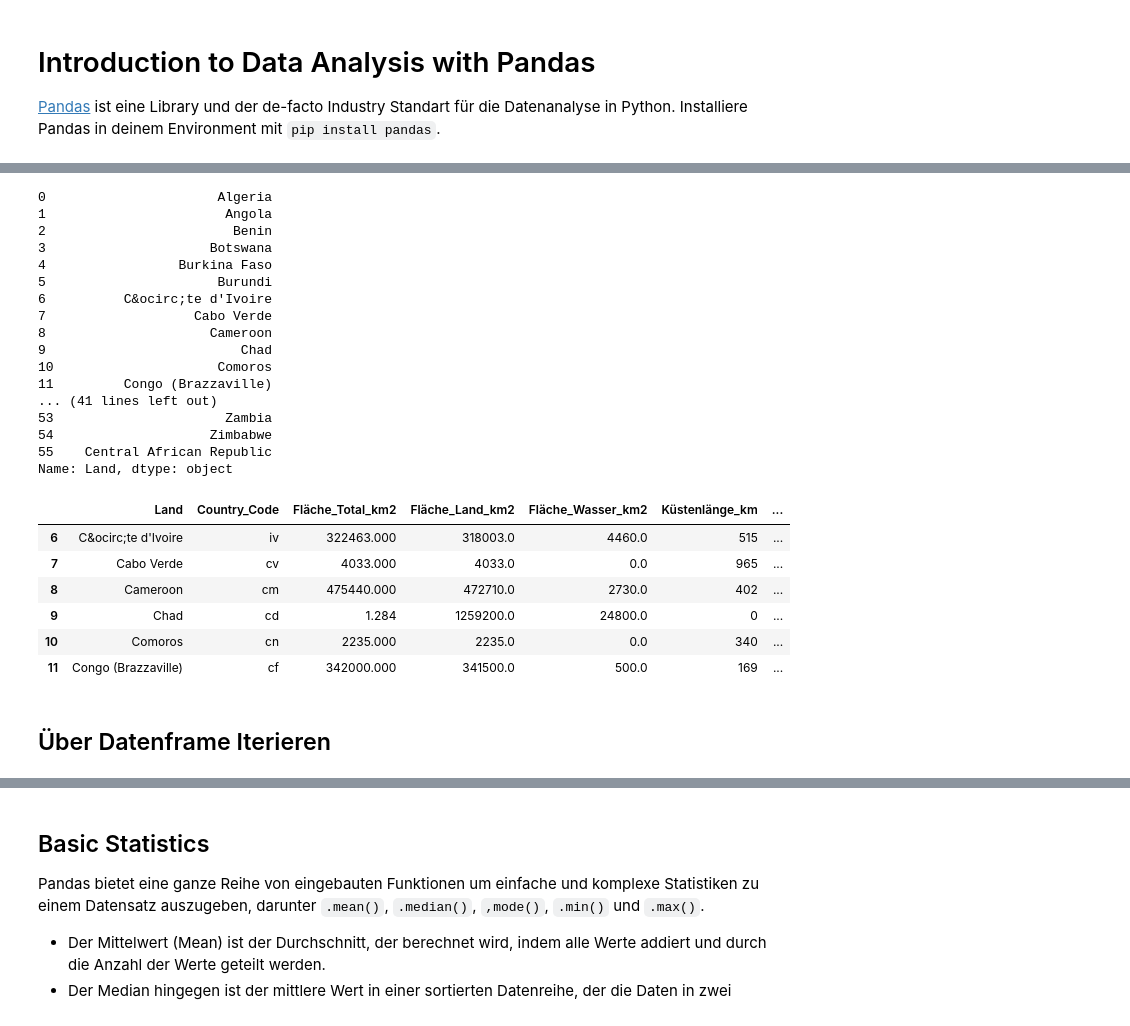
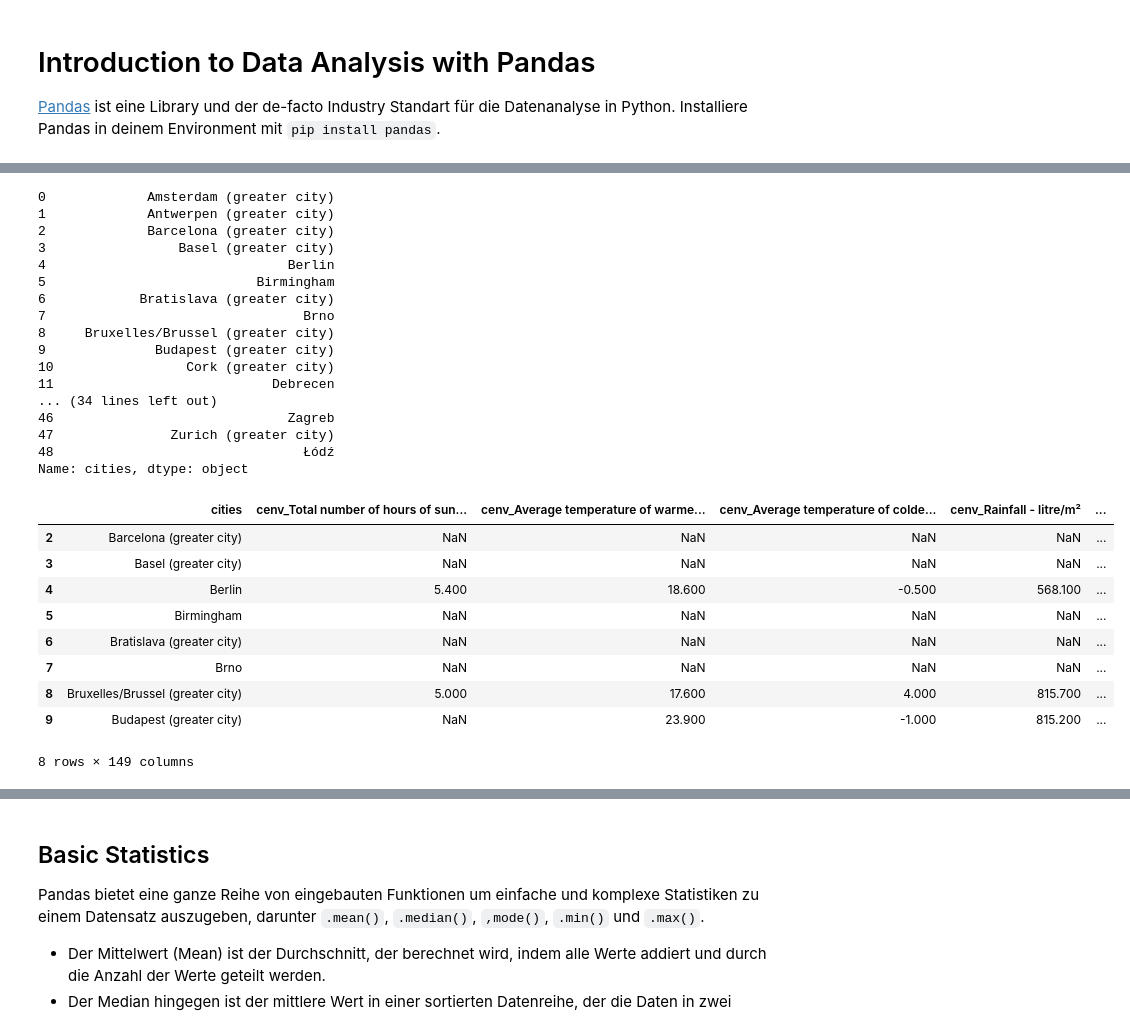
Before and after one commit to hslu-dda/dda-introduction-to-python, a Jupyter notebook: 03_Pandas/Intro-Data-Analysis-Pandas.ipynb, the cells around one changed output, grey strips where cells are left out. Cells and saved outputs as stored; diff of their text form; code cells hidden in the pictures.

```diff
--- a/03_Pandas/Intro-Data-Analysis-Pandas.ipynb
+++ b/03_Pandas/Intro-Data-Analysis-Pandas.ipynb
@@ -22,0 +9,3 @@ data.head()
+# %%
+df_raw = pd.read_csv("data/eurostat_european_cities.csv")
+df_raw.head()
@@ -104,36 +125,37 @@ Name: 2, dtype: object
 # %%
 # print/access a specific column, also helpful to get index numbers
-data["Land"]
+df_raw["cities"]
 # %% [output]
-0                      Algeria
-1                       Angola
-2                        Benin
-3                     Botswana
-4                 Burkina Faso
-5                      Burundi
-6          C&ocirc;te d'Ivoire
-7                   Cabo Verde
-8                     Cameroon
-9                         Chad
-10                     Comoros
-11         Congo (Brazzaville)
-... (41 lines left out)
-53                      Zambia
-54                    Zimbabwe
-55    Central African Republic
-Name: Land, dtype: object
+0             Amsterdam (greater city)
+1             Antwerpen (greater city)
+2             Barcelona (greater city)
+3                 Basel (greater city)
+4                               Berlin
+5                           Birmingham
+6            Bratislava (greater city)
+7                                 Brno
+8     Bruxelles/Brussel (greater city)
+9              Budapest (greater city)
+10                 Cork (greater city)
+11                            Debrecen
+... (34 lines left out)
+46                              Zagreb
+47               Zurich (greater city)
+48                                Łódź
+Name: cities, dtype: object
 # %%
-# generate a subset based on the index number, e.g. all countries with letter C
-# Python slices are start inclusive, end exclusive, so 6:12 gives you rows 6 through 11.
-subset = data.iloc[6:12]
-subset
+# generate a subset based on the index number, e.g. all cities with letter C
+# Python slices are start inclusive, end exclusive, so 2:10 gives you rows 2 through 10.
+c_cities = df_raw.iloc[2:10]
+c_cities
 # %% [output]
-|  | Land | Country_Code | Fläche_Total_km2 | Fläche_Land_km2 | Fläche_Wasser_km2 | Küstenlänge_km | ... |
-| 6 | C&ocirc;te d'Ivoire | iv | 322463.000 | 318003.0 | 4460.0 | 515 | ... |
-| 7 | Cabo Verde | cv | 4033.000 | 4033.0 | 0.0 | 965 | ... |
-| 8 | Cameroon | cm | 475440.000 | 472710.0 | 2730.0 | 402 | ... |
-| 9 | Chad | cd | 1.284 | 1259200.0 | 24800.0 | 0 | ... |
-| 10 | Comoros | cn | 2235.000 | 2235.0 | 0.0 | 340 | ... |
-| 11 | Congo (Brazzaville) | cf | 342000.000 | 341500.0 | 500.0 | 169 | ... |
+|  | cities | cenv_Total number of hours of sun... | cenv_Average temperature of warme... | cenv_Average temperature of colde... | cenv_Rainfall - litre/m² | ... |
+| 2 | Barcelona (greater city) | NaN | NaN | NaN | NaN | ... |
+| 3 | Basel (greater city) | NaN | NaN | NaN | NaN | ... |
+| 4 | Berlin | 5.400 | 18.600 | -0.500 | 568.100 | ... |
+| 5 | Birmingham | NaN | NaN | NaN | NaN | ... |
+| 6 | Bratislava (greater city) | NaN | NaN | NaN | NaN | ... |
+| 7 | Brno | NaN | NaN | NaN | NaN | ... |
+| 8 | Bruxelles/Brussel (greater city) | 5.000 | 17.600 | 4.000 | 815.700 | ... |
+| 9 | Budapest (greater city) | NaN | 23.900 | -1.000 | 815.200 | ... |
+8 rows × 149 columns
-# %% [markdown]
-## Über Datenframe Iterieren
```
Also changed, not shown: parts of 52 cells of this notebook, 1 other file.
